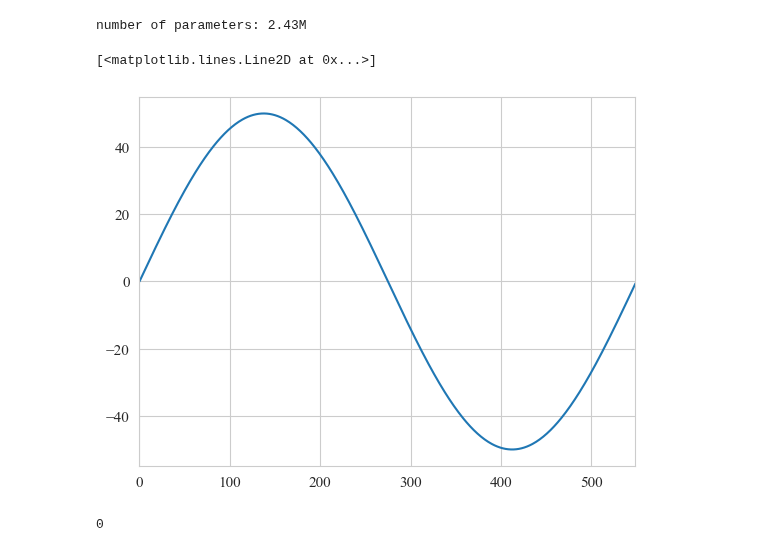
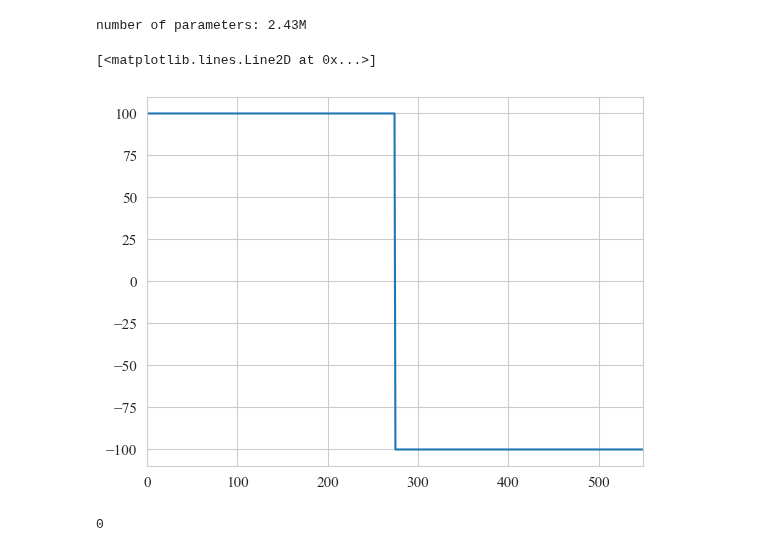
Before and after one commit to buswayne/sysid-transformers-control, a Jupyter notebook: control/test_CL_meta_controller_simple_example_1.ipynb, the cells around one changed output. Cells and saved outputs as stored; diff of their text form; code cells hidden in the pictures.

```diff
--- a/control/test_CL_meta_controller_simple_example_1.ipynb
+++ b/control/test_CL_meta_controller_simple_example_1.ipynb
@@ -111,7 +111,7 @@ r = np.zeros(t_CL.shape)
 #only one ref should be chosen
 steps_1 = 0
 steps_10 = 0
-steps_100 = 0
+steps_100 = 1
 
 ramp1 = 0
 ramp10 = 0
@@ -124,7 +124,7 @@ parabolic10 = 0
 parabolic100 = 0 # interesting
 
 sine_1 = 0 # A = 1 , one period
-sine_2 = 1 # A = 50 , one period
+sine_2 = 0 # A = 50 , one period
 sine_3 = 0 # A = 1 , 10 periods
 sine_4 = 0 # A =50, 10 periods , this can't be tracked at all
 sine_5 = 0 # A = 1, 4 periods , qui si vede che è lento, in ritardo
@@ -144,34 +144,34 @@ if ramp_minus100 : value = -100
 if ramp_minus10: value = -10
 if sine_1 or sine_2 : freq = 1/T_cl
 if sine_3 or sine_4 : freq = 2
 if sine_5 or sine_6 : freq = 4/T_cl
 
 if (steps_1 or steps_10 or steps_100) :
     r[t_CL < T_cl/2] = value
     r[(t_CL >= T_cl/2) & (t_CL < T_cl)] = - value
 
 if (ramp1 or ramp10 or ramp100 or ramp_minus100 or ramp_minus10) :
     ramp_up_indices = t_CL <= T_cl/2
     r[ramp_up_indices] = t_CL[ramp_up_indices]*value / T_cl/2
     ramp_down_indices = (t_CL > T_cl/2) & (t_CL <= T_cl)
     r[ramp_down_indices] = (T_cl - t_CL[ramp_down_indices])*value / T_cl/2
 
 if ( parabolic1 or parabolic10 or parabolic100 ) :
     ramp_up_indices = t_CL <= T_cl/2
     r[ramp_up_indices] = (t_CL[ramp_up_indices]**2)*value / (T_cl/2**2)
     ramp_down_indices = (t_CL > T_cl/2) & (t_CL <= T_cl)
     r[ramp_down_indices] = ((T_cl - t_CL[ramp_down_indices])**2)*value / (T_cl/2**2)
 
 if (sine_1 or sine_2 or sine_3 or sine_4 or sine_5 or sine_6 ):
     r = value * np.sin(2 * np.pi * freq * t_CL)
 
 if( impulse1 or impulse100 or impulse10 ):
     r[((len(t_CL) // 2)-10) : ((len(t_CL) // 2)+10)] = value
 
 plt.plot(r)
 # %% [output]
 [<matplotlib.lines.Line2D at 0x...>]
-[figure, old version]
+[figure, new version]
 # %%
 n_testing = 1
 H = 5
```
Also changed, not shown: parts of 8 cells of this notebook, 5 other files.
